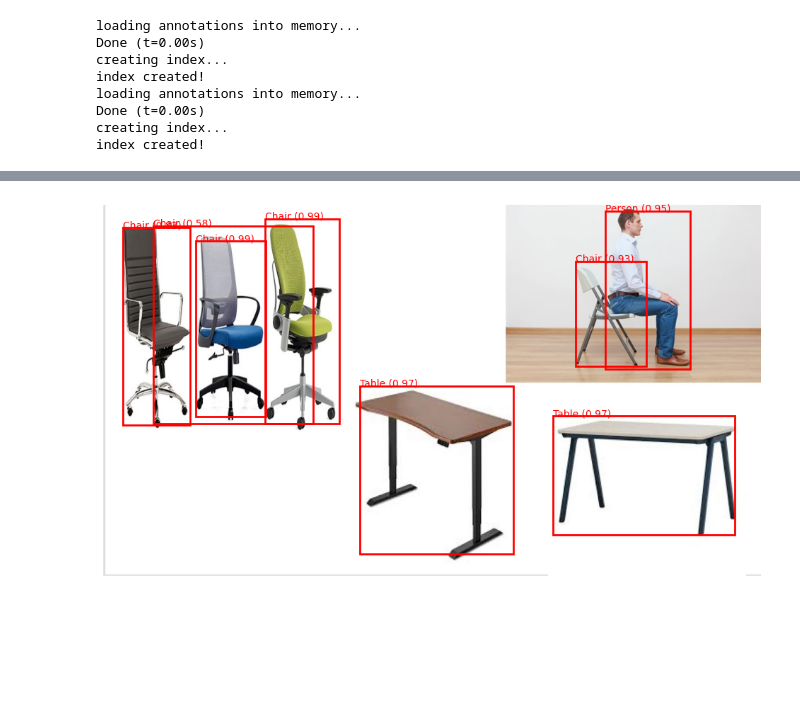
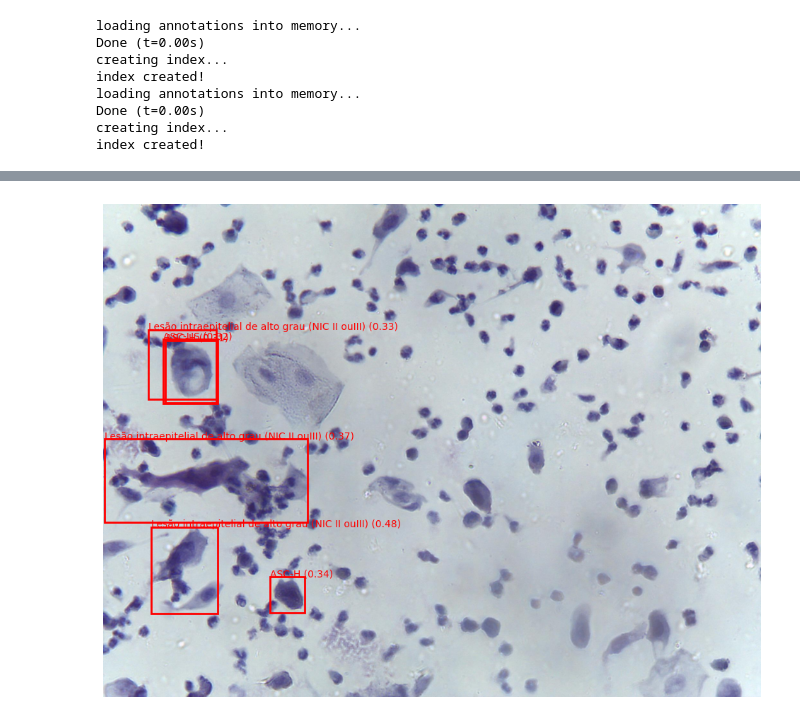
Before and after one commit to Amissadai/fast-rcnn, a Jupyter notebook: sol.ipynb, the cells around one changed output, grey strips where cells are left out. Drawn from its saved outputs; the diff is of its cells as text; code cells hidden in the pictures; blank space fills up the shorter version.

```diff
--- a/sol.ipynb
+++ b/sol.ipynb
@@ -25,14 +25,14 @@ def get_coco_dataset(img_dir, ann_file):
 
 # Load datasets
 train_dataset = get_coco_dataset(
-    img_dir="Dataset/train",
-    ann_file="Dataset/train/annotations/annotations.json"
+    img_dir="dataset/train",
+    ann_file="dataset/train/_annotations.coco.json"
 )
 
 
 val_dataset = get_coco_dataset(
-    img_dir="Dataset/val",
-    ann_file="Dataset/val/annotations/annotations.json"
+    img_dir="dataset/val",
+    ann_file="dataset/val/_annotations.coco.json"
 )
 
 
@@ -63,7 +63,7 @@ def get_model(num_classes):
     return model
 # %%
 # Initialize the model
-num_classes = 4 # Background + chair, human, table
+num_classes = 7
 model = get_model(num_classes)
 # %%
 # Move model to GPU if available
@@ -72,7 +72,7 @@ model.to(device)
 
 # Define optimizer and learning rate scheduler
 params = [p for p in model.parameters() if p.requires_grad]
-optimizer = torch.optim.SGD(params, lr=0.005, momentum=0.9, weight_decay=0.0005)
+optimizer = torch.optim.SGD(params, lr=0.0005, momentum=0.9, weight_decay=0.0005)
 lr_scheduler = torch.optim.lr_scheduler.StepLR(optimizer, step_size=3, gamma=0.1)
 # %%
 def train_one_epoch(model, optimizer, data_loader, device, epoch):
@@ -168,7 +157,7 @@ def get_model(num_classes):
 
 
 # Initialize the model
-num_classes = 4  # Background + chair + person + table
+num_classes = 7  # Background + chair + person + table
 
 # Move model to GPU if available
 device = torch.device('cuda') if torch.cuda.is_available() else torch.device('cpu')
@@ -176,7 +165,7 @@ device = torch.device('cuda') if torch.cuda.is_available() else torch.device('cp
 
 # Load the trained model
 model = get_model(num_classes)
-model.load_state_dict(torch.load("fasterrcnn_resnet50_epoch_5.pth"))
+model.load_state_dict(torch.load("fasterrcnn_resnet50_epoch_10.pth"))
 model.to(device)
 model.eval()  # Set the model to evaluation mode
 
@@ -189,7 +178,7 @@ def prepare_image(image_path):
 
 
 # Load the unseen image
-image_path = "test.jpg"
+image_path = "dataset\\test\\HSIL_10-4-_jpg.rf.94f159422787ce72b303e5b13dbeb36d.jpg"
 image_tensor = prepare_image(image_path)
 
 with torch.no_grad():  # Disable gradient computation for inference
@@ -199,36 +188,37 @@ with torch.no_grad():  # Disable gradient computation for inference
 # - boxes: predicted bounding boxes
 # - labels: predicted class labels
 # - scores: predicted scores for each box (confidence level)
-COCO_CLASSES = {0: "Background", 1: "Chair", 2: "Person", 3: "Table"}
+COCO_CLASSES = {0: "Background", 1: "ASC-H", 2: "ASC-US", 3: "Célula normal", 4:"Lesão intraeoitelial de alto grau não podendo excluir microinvasão",
+                5:"Lesão intraepitelial de alto grau (NIC II ouIII)", 6:"Mataplasica"}
 
 def get_class_name(class_id):
     return COCO_CLASSES.get(class_id, "Unknown")
 
 # Draw bounding boxes with the correct class names and increase image size
 def draw_boxes(image, prediction, fig_size=(10, 10)):
     boxes = prediction[0]['boxes'].cpu().numpy()  # Get predicted bounding boxes
     labels = prediction[0]['labels'].cpu().numpy()  # Get predicted labels
     scores = prediction[0]['scores'].cpu().numpy()  # Get predicted scores
 
     # Set a threshold for showing boxes (e.g., score > 0.5)
-    threshold = 0.5
+    threshold = 0.3
 
     # Set up the figure size to control the image size
     plt.figure(figsize=fig_size)  # Adjust the figure size here
 
     for box, label, score in zip(boxes, labels, scores):
         if score > threshold:
             x_min, y_min, x_max, y_max = box
             class_name = get_class_name(label)  # Get the class name
             plt.imshow(image)  # Display the image
             plt.gca().add_patch(plt.Rectangle((x_min, y_min), x_max - x_min, y_max - y_min,
                                               linewidth=2, edgecolor='r', facecolor='none'))
             plt.text(x_min, y_min, f"{class_name} ({score:.2f})", color='r')
 
     plt.axis('off')  # Turn off axis
     plt.show()
 
 # Display the image with bounding boxes and correct labels
 draw_boxes(Image.open(image_path), prediction, fig_size=(12, 10))  # Example of increased size
 # %% [output]
-[figure, old version]
+[figure, new version]
```
Also changed, not shown: parts of 1 cell of this notebook.
